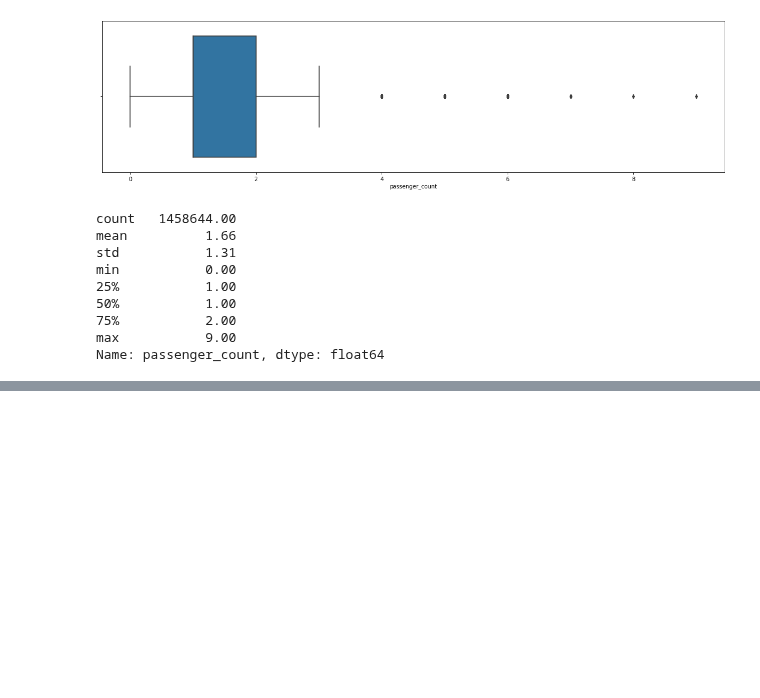
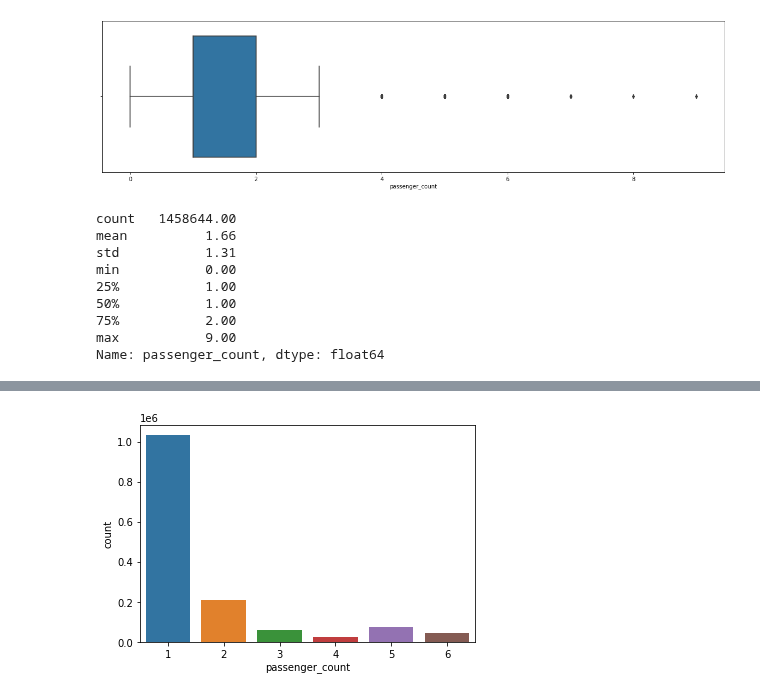
Before and after one commit to harshithgowdakc/NYC-Taxi-Data, a Jupyter notebook: NYC_Taxi_Data.ipynb, the cells around one changed output, grey strips where cells are left out. Drawn from its saved outputs; the diff is of its cells as text; code cells hidden in the pictures; blank space fills up the shorter version.

Commit message:
Data_cleaning_6

```diff
--- a/NYC_Taxi_Data.ipynb
+++ b/NYC_Taxi_Data.ipynb
@@ -178,3 +175,7 @@ min           0.00
 75%           2.00
 max           9.00
 Name: passenger_count, dtype: float64
+# %%
+data['passenger_count'] = data.passenger_count.map(lambda x: 1 if x == 0 else x)
+# %%
+data = data[data.passenger_count <= 6]
@@ -180,0 +192,5 @@ Name: passenger_count, dtype: float64
+# %%
+sns.countplot(data.passenger_count)
+plt.show()
+# %% [output]
+[figure, added]
```
Also changed, not shown: parts of 102 cells of this notebook.
